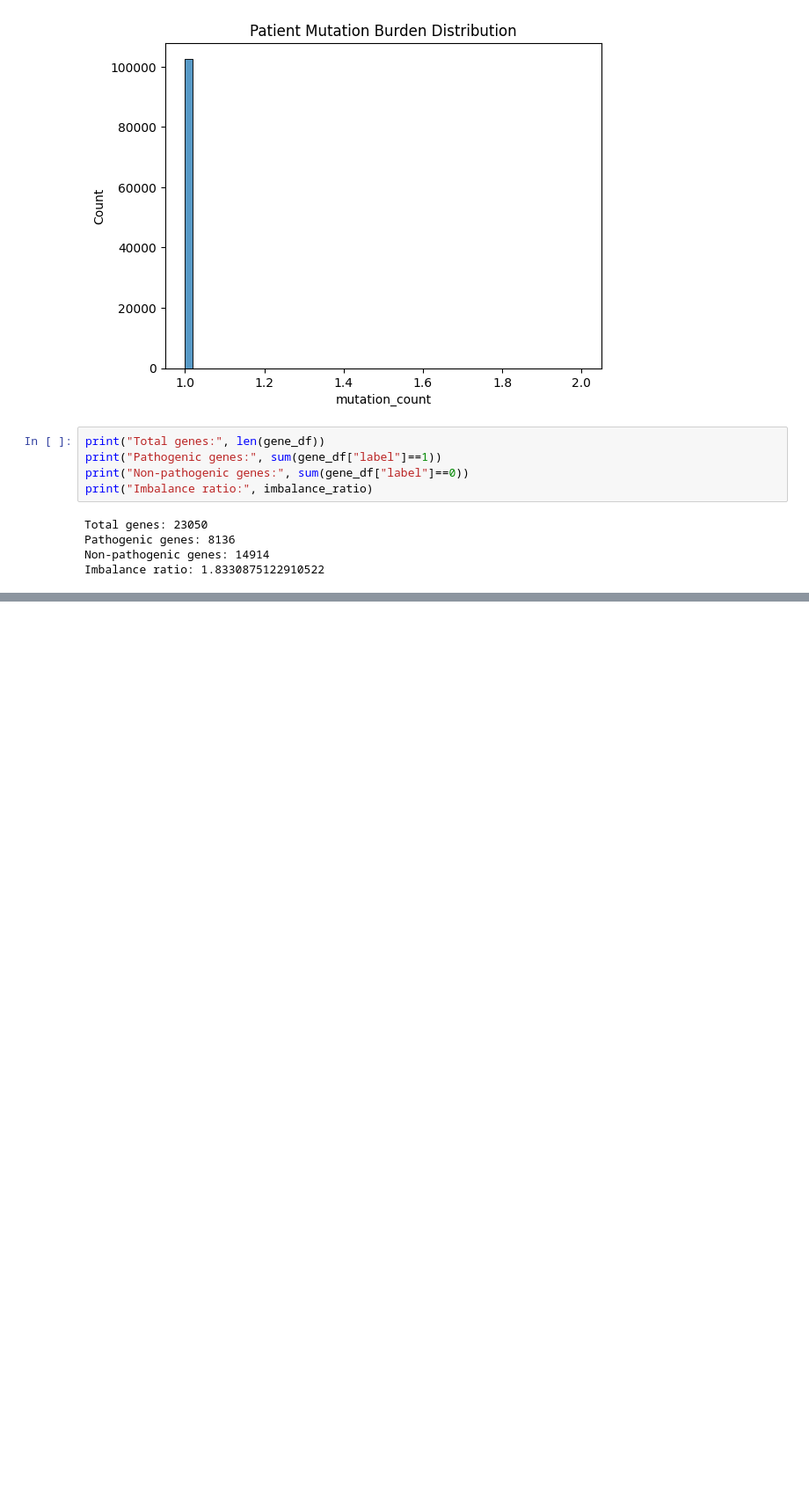
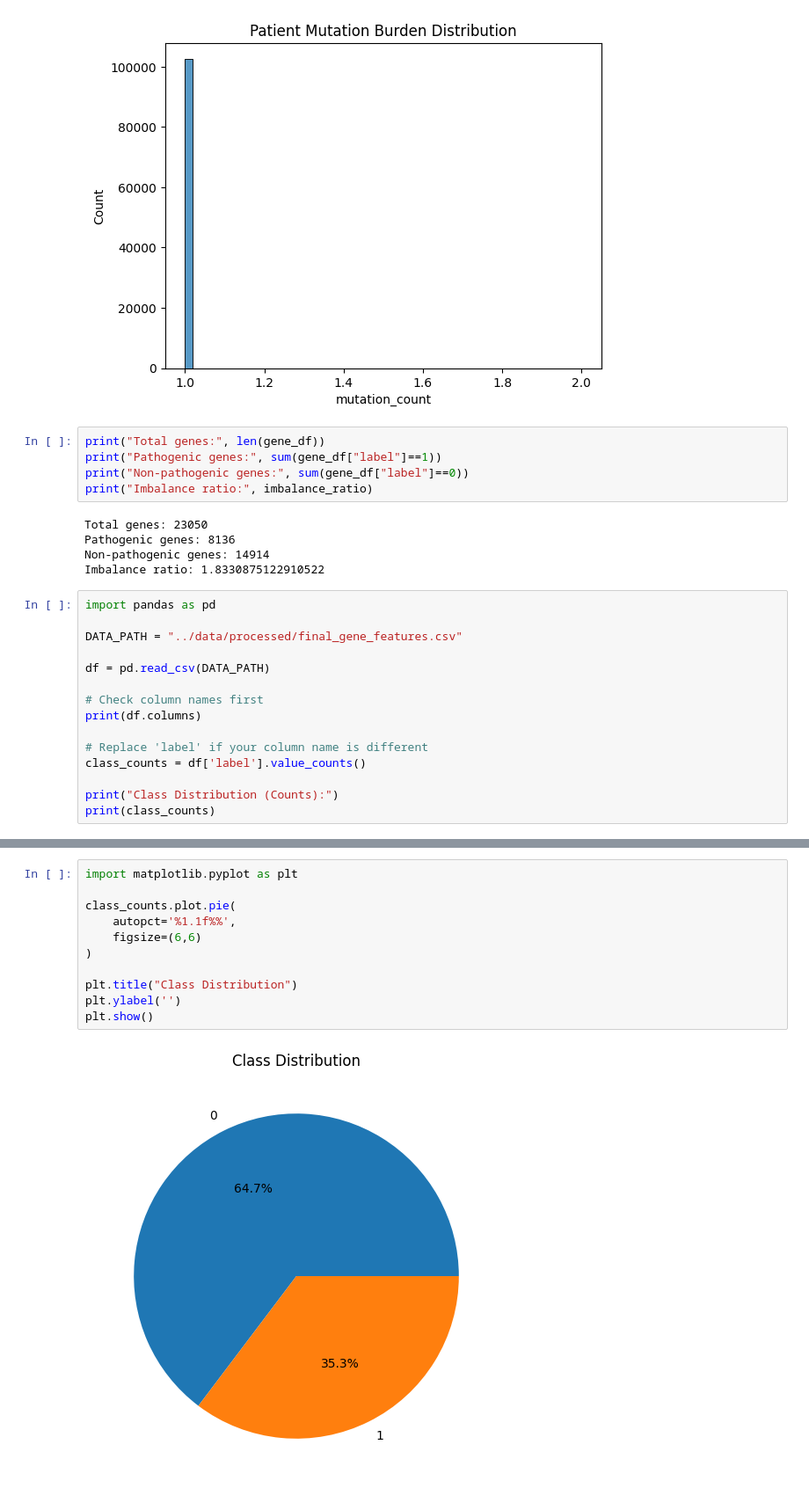
Before and after one commit to Aryan140314/Multi-Scale-Pathogenic-Gene-and-Risk-Modeling-Using-Machine-Learning-and-Graph-Neural-Networks, a Jupyter notebook: codes/08_dataset_balance_check.ipynb, the cells around one changed output, grey strips where cells are left out. Shown at 88% size. Saved outputs shown, nothing was run; the diff lists cells and outputs as text; blank space fills up the shorter version.

```diff
--- a/codes/08_dataset_balance_check.ipynb
+++ b/codes/08_dataset_balance_check.ipynb
@@ -133,3 +133,18 @@ Total genes: 23050
 Pathogenic genes: 8136
 Non-pathogenic genes: 14914
 Imbalance ratio: 1.8330875122910522
+# %%
+import pandas as pd
+
+DATA_PATH = "../data/processed/final_gene_features.csv"
+
+df = pd.read_csv(DATA_PATH)
+
+# Check column names first
+print(df.columns)
+
+# Replace 'label' if your column name is different
+class_counts = df['label'].value_counts()
+
+print("Class Distribution (Counts):")
+print(class_counts)
@@ -135,0 +182,13 @@ Imbalance ratio: 1.8330875122910522
+# %%
+import matplotlib.pyplot as plt
+
+class_counts.plot.pie(
+    autopct='%1.1f%%',
+    figsize=(6,6)
+)
+
+plt.title("Class Distribution")
+plt.ylabel('')
+plt.show()
+# %% [output]
+[figure, added]
```
Also changed, not shown: parts of 7 cells of this notebook, 7 other files.
